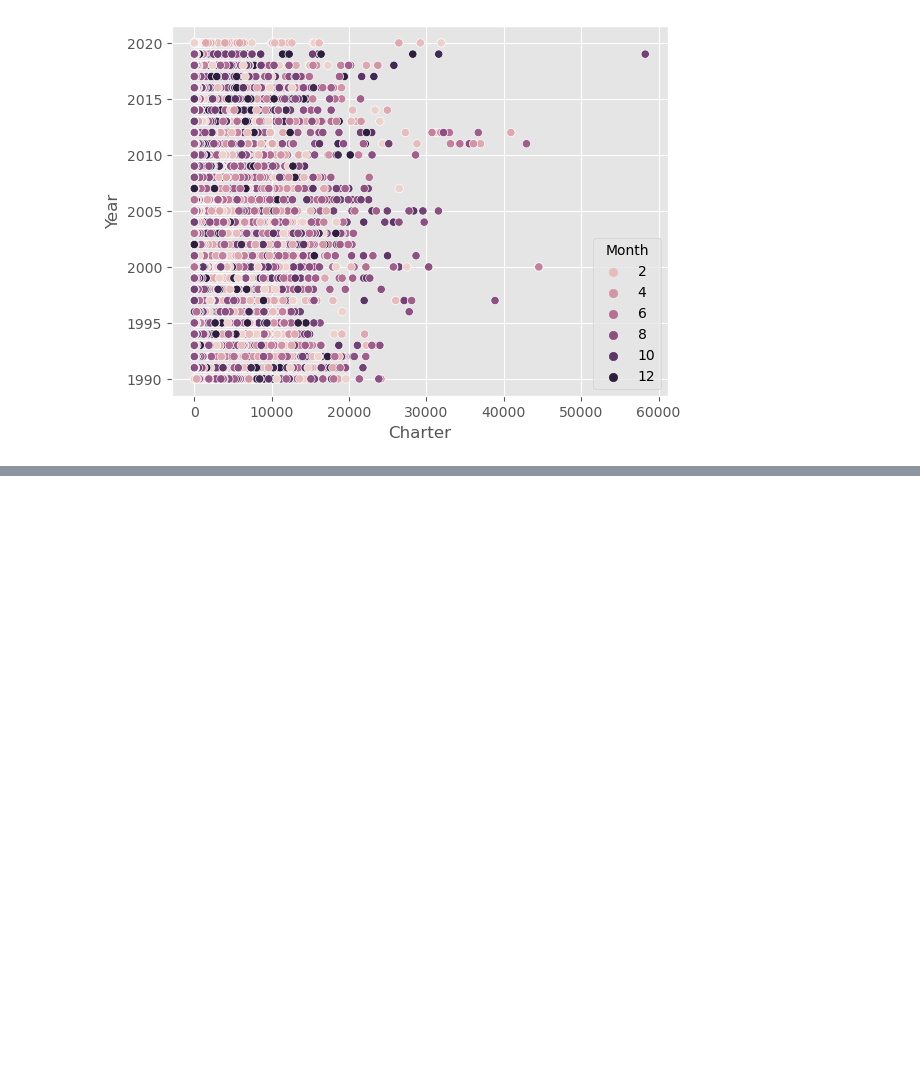
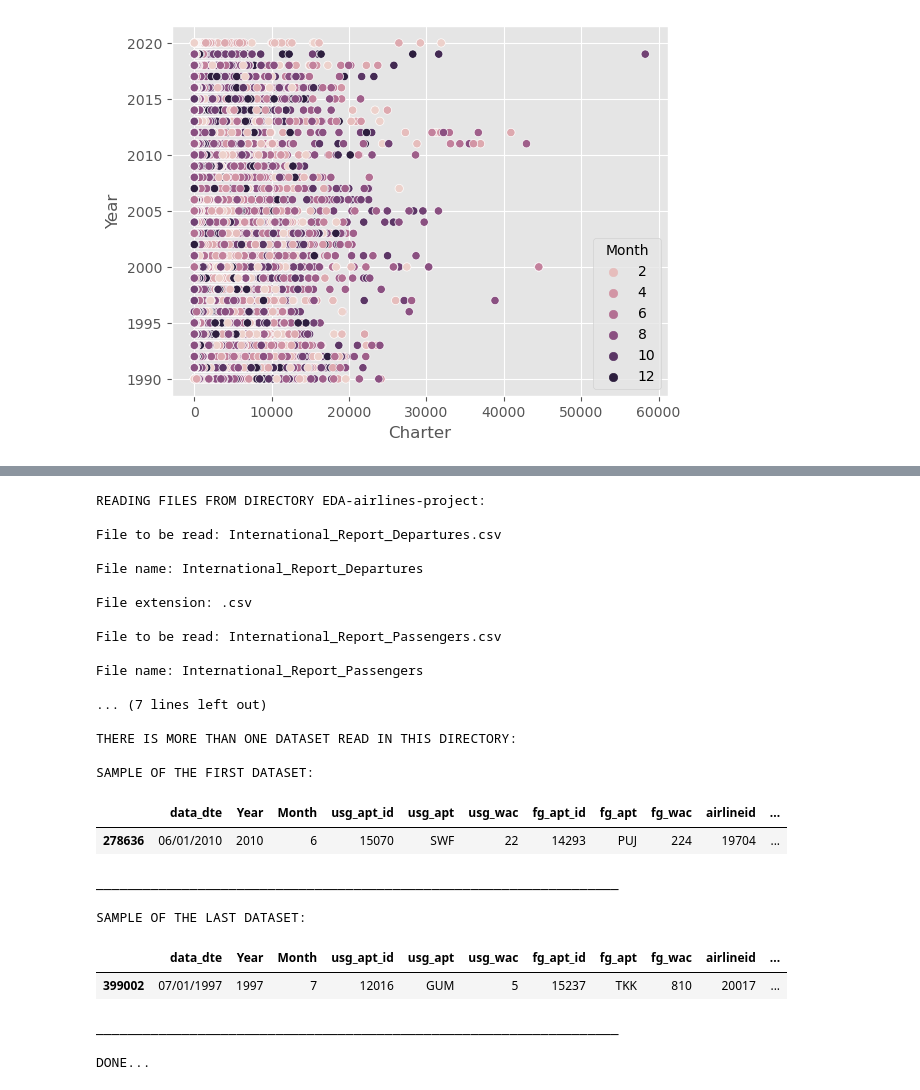
Before and after one commit to PerfectionistAF/ElectroPi.AI, a Jupyter notebook: EDA-airlines-project/Capstone_EDA-airlines.ipynb, the cells around one changed output, grey strips where cells are left out. Cells and saved outputs as stored; diff of their text form; code cells hidden in the pictures; blank space fills up the shorter version.

```diff
--- a/EDA-airlines-project/Capstone_EDA-airlines.ipynb
+++ b/EDA-airlines-project/Capstone_EDA-airlines.ipynb
@@ -1005,0 +1004,11 @@ sns.heatmap(df_1corr, annot = True)
+# %%
+def listfiles (directory, extension):
+    # user can input any directory here as well
+    # if the user wants another file added, just add it to this directory and rerun the code
+    filenames = []
+    for file in os.listdir():
+        if file.endswith(extension):
+            filenames.append(file)
+        else:
+            continue
+    return filenames
@@ -1005,0 +1079,69 @@ sns.heatmap(df_1corr, annot = True)
+# %%
+print('READING FILES FROM DIRECTORY EDA-airlines-project:\n')
+# list directory
+directory = 'EDA-airlines-project'
+extension = ('.csv', '.xslx', '.sql')
+filenames = listfiles(directory, extension)
+readfiles = []
+renames = []
+for i in range(len(filenames)):
+    print('File to be read:', filenames[i],'\n')
+    index = os.path.splitext(filenames[i])  ##returns tuple
+    file_name = index[0]
+    renames.append(file_name)
+    readfiles.append(file_name)
+    print('File name:', file_name,'\n')
+    file_ext = index[1]
+    print('File extension:', file_ext,'\n')
+    readfiles[i] = read(filenames[i], file_ext)
+
+print('DONE...\n')
+
+print('LOADING SAMPLES OF THE DATASET(S):\n')
+dfcount = len(readfiles)
+print('THE TOTAL NUMBER OF DATASETS IN THIS DIRECTORY IS: ', dfcount, '\n')
+if dfcount == 0:
+    print('THERE ARE NO DATASETS, PLEASE TRY AGAIN LATER\n')
+elif dfcount > 1 :
+    print('THERE IS MORE THAN ONE DATASET READ IN THIS DIRECTORY:\n')
+    print('SAMPLE OF THE FIRST DATASET:\n')
+    display(readfiles[0].sample())
+    print('___________________________________________________________________\n')
+    print('SAMPLE OF THE LAST DATASET:\n')
+    display(readfiles[dfcount - 1].sample())
+    print('___________________________________________________________________\n')
+else:
+    print('THERE IS ONLY ONE DATASET READ IN THIS DIRECTORY:\n')
+    print('SAMPLE OF THE DATASET:\n')
+    display(readfiles[0].sample())
+    print('___________________________________________________________________\n')
+
+print('DONE...\n')
+# %% [output]
+READING FILES FROM DIRECTORY EDA-airlines-project:
+
+File to be read: International_Report_Departures.csv
+
+File name: International_Report_Departures
+
+File extension: .csv
+
+File to be read: International_Report_Passengers.csv
+
+File name: International_Report_Passengers
+
+... (7 lines left out)
+
+THERE IS MORE THAN ONE DATASET READ IN THIS DIRECTORY:
+
+SAMPLE OF THE FIRST DATASET:
+|  | data_dte | Year | Month | usg_apt_id | usg_apt | usg_wac | fg_apt_id | fg_apt | fg_wac | airlineid | ... |
+| 278636 | 06/01/2010 | 2010 | 6 | 15070 | SWF | 22 | 14293 | PUJ | 224 | 19704 | ... |
+___________________________________________________________________
+
+SAMPLE OF THE LAST DATASET:
+|  | data_dte | Year | Month | usg_apt_id | usg_apt | usg_wac | fg_apt_id | fg_apt | fg_wac | airlineid | ... |
+| 399002 | 07/01/1997 | 1997 | 7 | 12016 | GUM | 5 | 15237 | TKK | 810 | 20017 | ... |
+___________________________________________________________________
+
+DONE...
```
Also changed, not shown: parts of 54 cells of this notebook.
